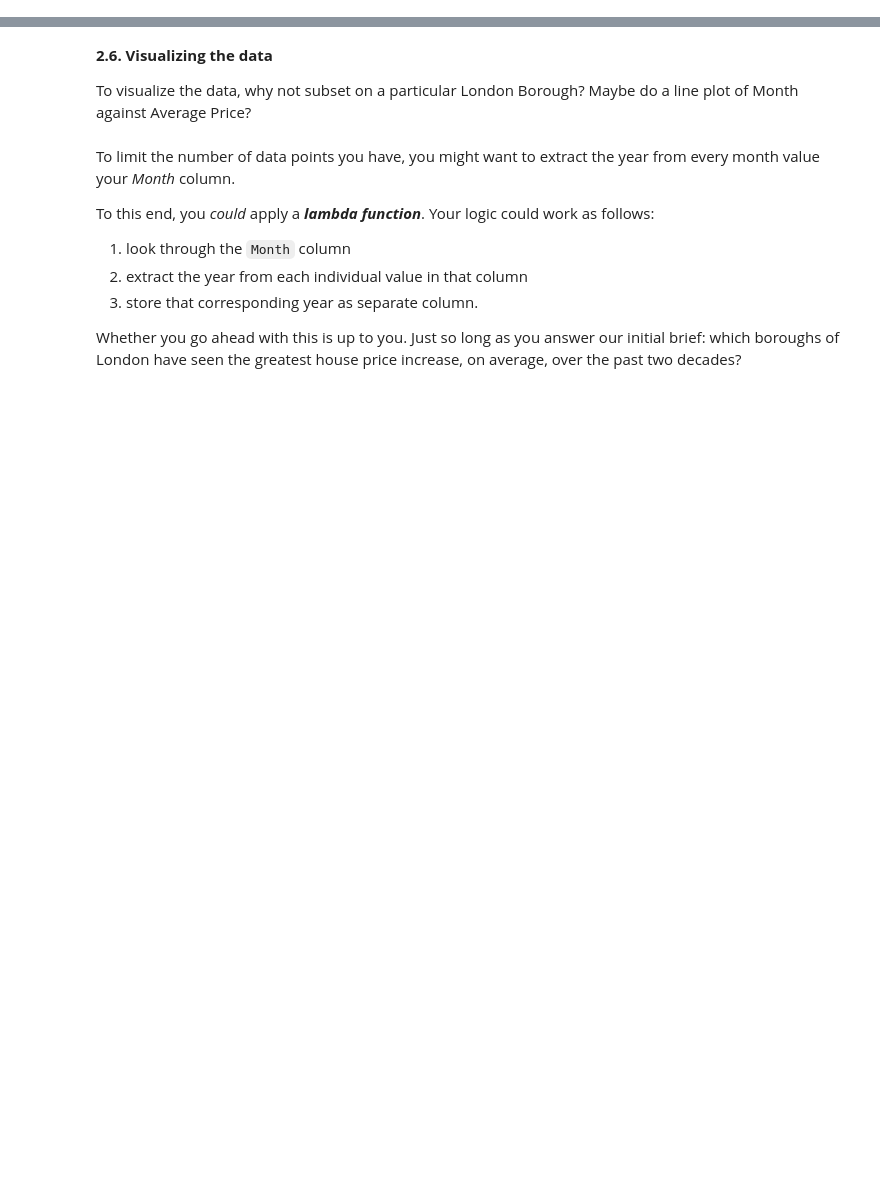
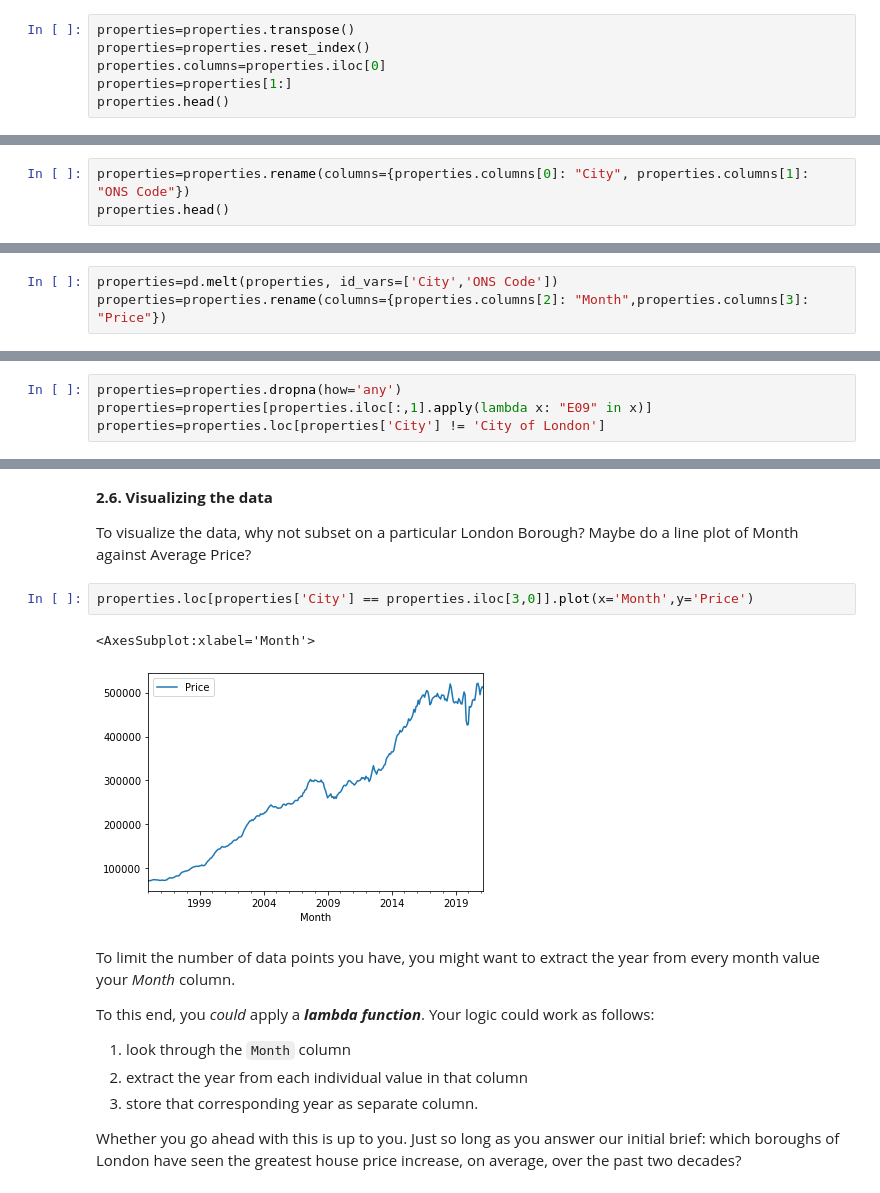
Before and after one commit to mnguyen494/SpringBoard-Data, a Jupyter notebook: Unit 4 Challenge - Tier 3-checkpoint.ipynb, the cells around one changed output, grey strips where cells are left out. Cells and saved outputs as stored; diff of their text form; blank space fills up the shorter version.

```diff
--- a/Unit 4 Challenge - Tier 3-checkpoint.ipynb
+++ b/Unit 4 Challenge - Tier 3-checkpoint.ipynb
@@ -106,3 +116,9 @@ Think about your pandas functions for checking out a dataframe.
 You might find you need to transpose your dataframe, check out what its row indexes are, and reset the index. You  also might find you need to assign the values of the first row to your column headings  . (Hint: recall the .columns feature of DataFrames, as well as the iloc[] method).
 
 Don't be afraid to use StackOverflow for help  with this.
+# %%
+properties=properties.transpose()
+properties=properties.reset_index()
+properties.columns=properties.iloc[0]
+properties=properties[1:]
+properties.head()
@@ -110,3 +134,6 @@ Don't be afraid to use StackOverflow for help  with this.
 **2.3. Cleaning the data (part 2)**
 
 You might we have to **rename** a couple columns. How do you do this? The clue's pretty bold...
+# %%
+properties=properties.rename(columns={properties.columns[0]: "City", properties.columns[1]: "ONS Code"})
+properties.head()
@@ -116,5 +151,8 @@ You might we have to **rename** a couple columns. How do you do this? The clue's
 Remember what Wes McKinney said about tidy data?
 
 You might need to **melt** your DataFrame here.
+# %%
+properties=pd.melt(properties, id_vars=['City','ONS Code'])
+properties=properties.rename(columns={properties.columns[2]: "Month",properties.columns[3]: "Price"})
 # %% [markdown]
 Remember to make sure your column data types are all correct. Average prices, for example, should be floating point numbers...
@@ -124,3 +172,7 @@ Remember to make sure your column data types are all correct. Average prices, fo
 Do we have an equal number of observations in the ID, Average Price, Month, and London Borough columns? Remember that there are only 32 London Boroughs. How many entries do you have in that column?
 
 Check out the contents of the London Borough column, and if you find null values, get rid of them however you see fit.
+# %%
+properties=properties.dropna(how='any')
+properties=properties[properties.iloc[:,1].apply(lambda x: "E09" in x)]
+properties=properties.loc[properties['City'] != 'City of London']
@@ -128,6 +190,11 @@ Check out the contents of the London Borough column, and if you find null values
 **2.6. Visualizing the data**
 
 To visualize the data, why not subset on a particular London Borough? Maybe do a line plot of Month against Average Price?
+# %%
+properties.loc[properties['City'] == properties.iloc[3,0]].plot(x='Month',y='Price')
+# %% [output]
+<AxesSubplot:xlabel='Month'>
+[figure, added]
 # %% [markdown]
 To limit the number of data points you have, you might want to extract the year from every month value your *Month* column.
 
```
Also changed, not shown: parts of 13 cells of this notebook.
